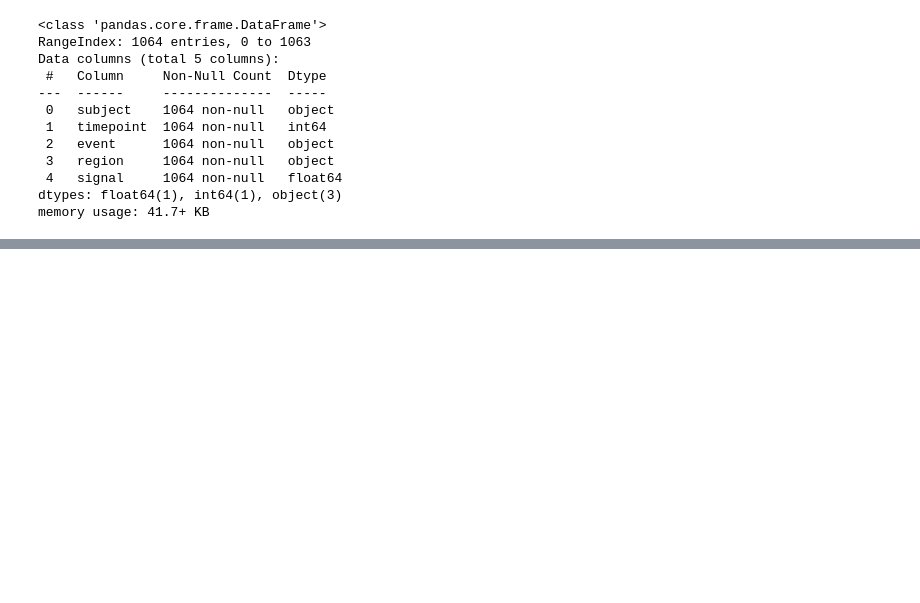
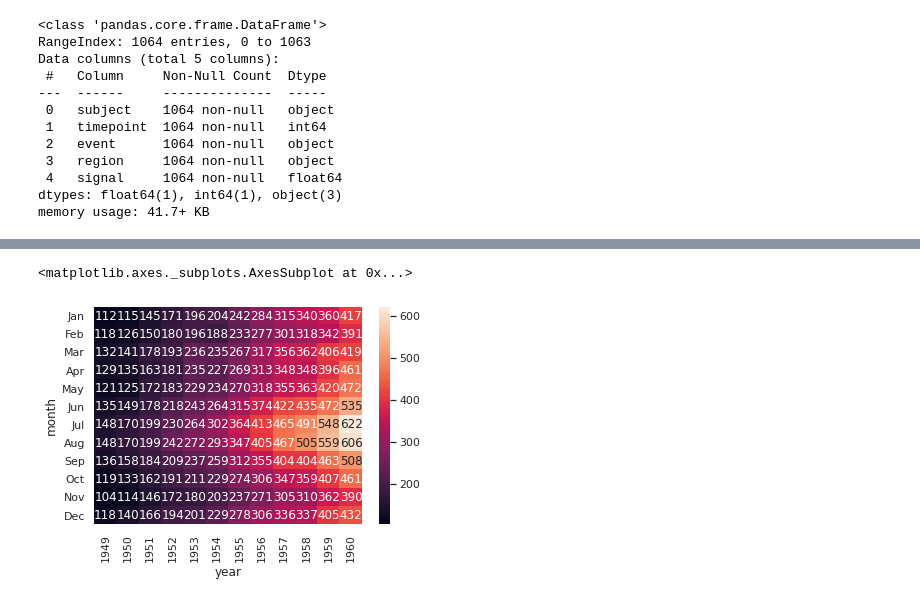
Before and after one commit to michal00x/Plot, a Jupyter notebook: relplot.ipynb, the cells around one changed output, grey strips where cells are left out. Drawn from its saved outputs; the diff is of its cells as text; code cells hidden in the pictures; blank space fills up the shorter version.

```diff
--- a/relplot.ipynb
+++ b/relplot.ipynb
@@ -48,0 +68,8 @@ sns.jointplot(data=)
+# %%
+df = sns.load_dataset('flights')
+df.head(5)
+df = pd.pivot(data=df,index='month',columns='year',values='passengers')
+sns.heatmap(df,annot=True,fmt='d')
+# %% [output]
+<matplotlib.axes._subplots.AxesSubplot at 0x...>
+[figure, added]
```
Also changed, not shown: parts of 7 cells of this notebook.
